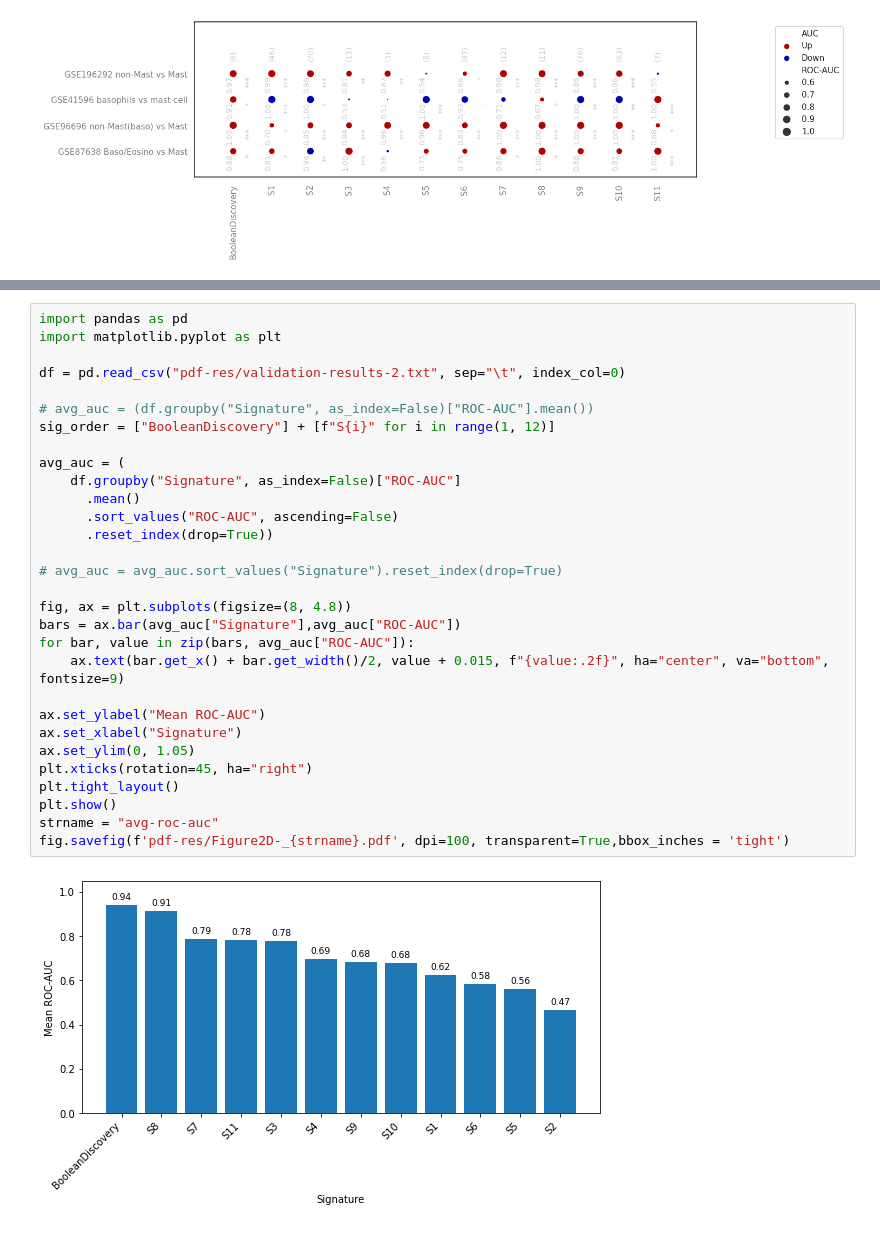
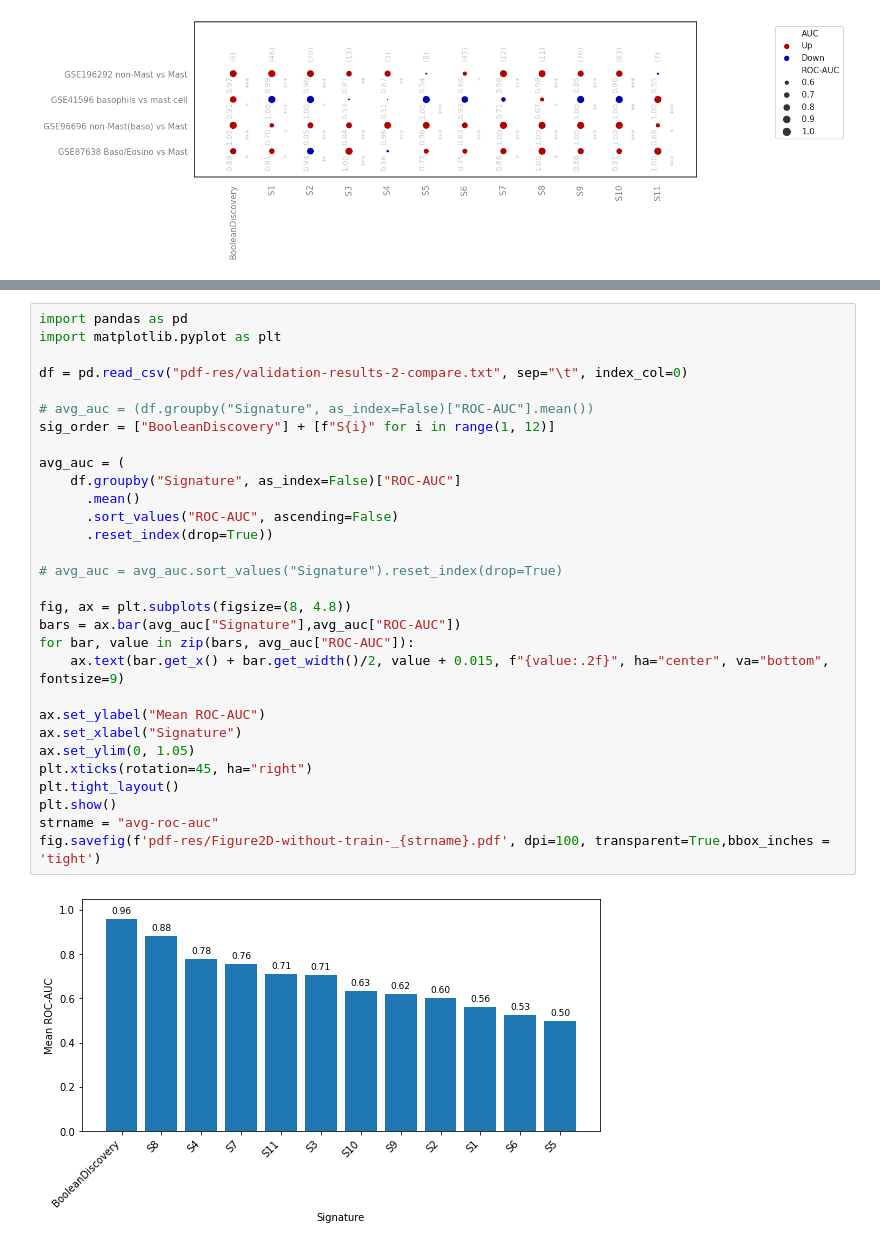
Before and after one commit to hmhaque/Mast-cell, a Jupyter notebook: source/figure-2.ipynb, the cells around one changed output, grey strips where cells are left out. Drawn from its saved outputs; the diff is of its cells as text.

```diff
--- a/source/figure-2.ipynb
+++ b/source/figure-2.ipynb
@@ -529,32 +629,32 @@ Condition  Baso/Eosino vs Mast  basophils vs mast cell  non-Mast vs Mast  \
 # %%
 import pandas as pd
 import matplotlib.pyplot as plt
 
-df = pd.read_csv("pdf-res/validation-results-2.txt", sep="\t", index_col=0)
+df = pd.read_csv("pdf-res/validation-results-2-compare.txt", sep="\t", index_col=0)
 
 # avg_auc = (df.groupby("Signature", as_index=False)["ROC-AUC"].mean())
 sig_order = ["BooleanDiscovery"] + [f"S{i}" for i in range(1, 12)]
 
 avg_auc = (
     df.groupby("Signature", as_index=False)["ROC-AUC"]
       .mean()
       .sort_values("ROC-AUC", ascending=False)
       .reset_index(drop=True))
 
 # avg_auc = avg_auc.sort_values("Signature").reset_index(drop=True)
 
 fig, ax = plt.subplots(figsize=(8, 4.8))
 bars = ax.bar(avg_auc["Signature"],avg_auc["ROC-AUC"])
 for bar, value in zip(bars, avg_auc["ROC-AUC"]):
     ax.text(bar.get_x() + bar.get_width()/2, value + 0.015, f"{value:.2f}", ha="center", va="bottom", fontsize=9)
 
 ax.set_ylabel("Mean ROC-AUC")
 ax.set_xlabel("Signature")
 ax.set_ylim(0, 1.05)
 plt.xticks(rotation=45, ha="right")
 plt.tight_layout()
 plt.show()
 strname = "avg-roc-auc"
-fig.savefig(f'pdf-res/Figure2D-_{strname}.pdf', dpi=100, transparent=True,bbox_inches = 'tight')
+fig.savefig(f'pdf-res/Figure2D-without-train-_{strname}.pdf', dpi=100, transparent=True,bbox_inches = 'tight')
 # %% [output]
-[figure, old version]
+[figure, new version]
```
Also changed, not shown: parts of 1 cell of this notebook, 3 other files.
